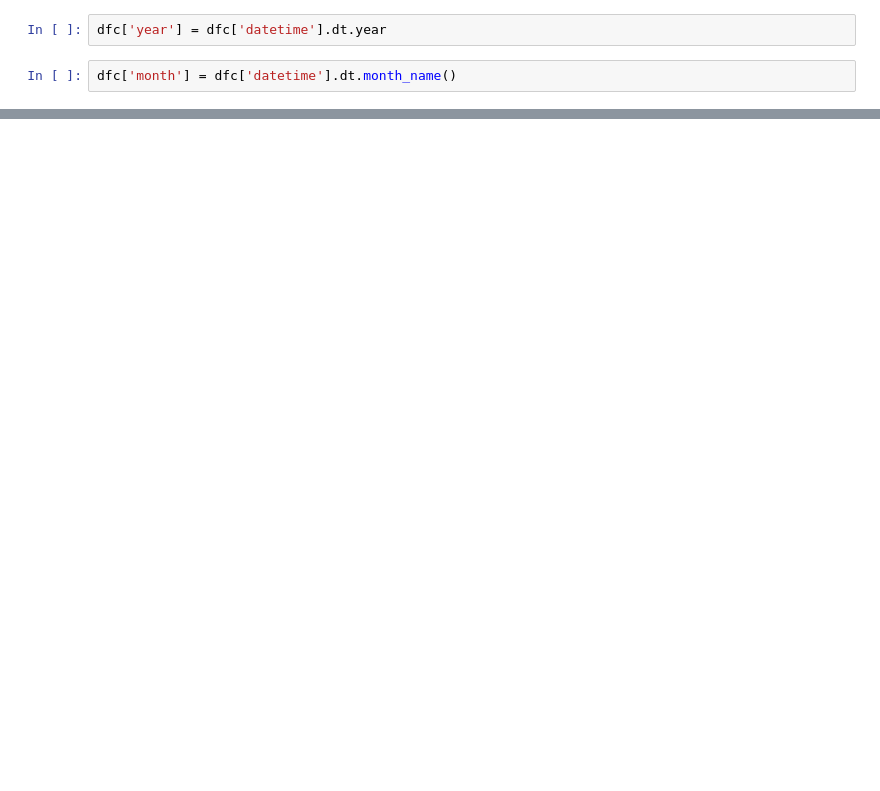
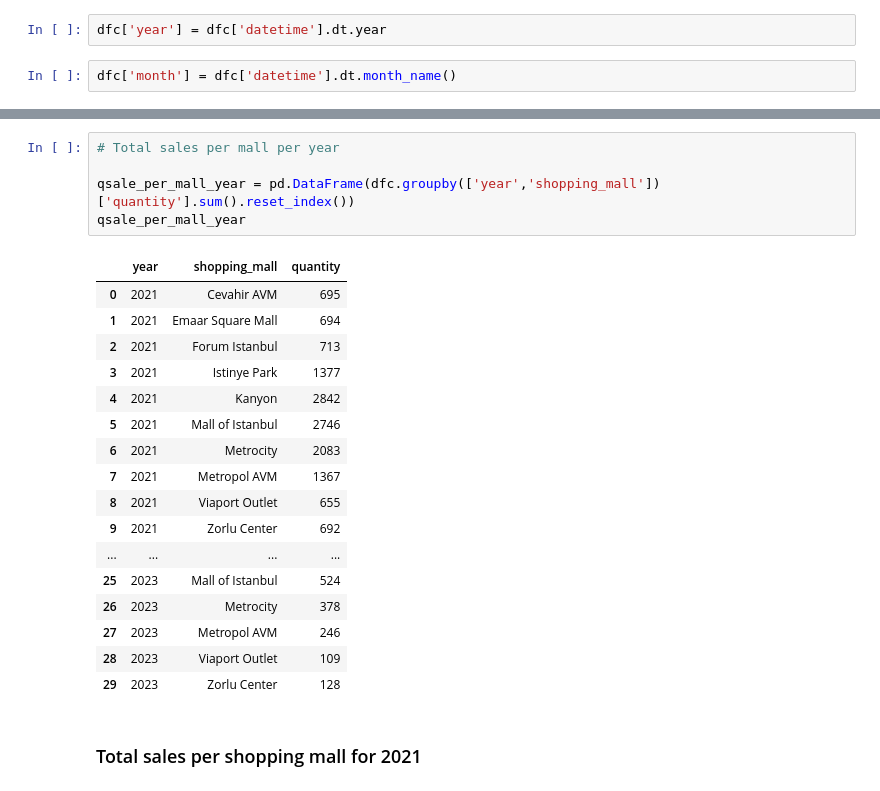
Before and after one commit to mrnnasir/project_shopping_mall, a Jupyter notebook: jupyter_notebooks/shopping_mall_project.ipynb, the cells around one changed output, grey strips where cells are left out. Cells and saved outputs as stored; diff of their text form; blank space fills up the shorter version.

```diff
--- a/Dataset/Raw/shopping_mall_project.ipynb
+++ b/jupyter_notebooks/shopping_mall_project.ipynb
@@ -248,0 +290,25 @@ dfc
+# %%
+# Total sales per mall per year
+
+qsale_per_mall_year = pd.DataFrame(dfc.groupby(['year','shopping_mall'])['quantity'].sum().reset_index())
+qsale_per_mall_year
+# %% [output]
+|  | year | shopping_mall | quantity |
+| 0 | 2021 | Cevahir AVM | 695 |
+| 1 | 2021 | Emaar Square Mall | 694 |
+| 2 | 2021 | Forum Istanbul | 713 |
+| 3 | 2021 | Istinye Park | 1377 |
+| 4 | 2021 | Kanyon | 2842 |
+| 5 | 2021 | Mall of Istanbul | 2746 |
+| 6 | 2021 | Metrocity | 2083 |
+| 7 | 2021 | Metropol AVM | 1367 |
+| 8 | 2021 | Viaport Outlet | 655 |
+| 9 | 2021 | Zorlu Center | 692 |
+| ... | ... | ... | ... |
+| 25 | 2023 | Mall of Istanbul | 524 |
+| 26 | 2023 | Metrocity | 378 |
+| 27 | 2023 | Metropol AVM | 246 |
+| 28 | 2023 | Viaport Outlet | 109 |
+| 29 | 2023 | Zorlu Center | 128 |
+# %% [markdown]
+### Total sales per shopping mall for 2021
```
Also changed, not shown: parts of 28 cells of this notebook.
